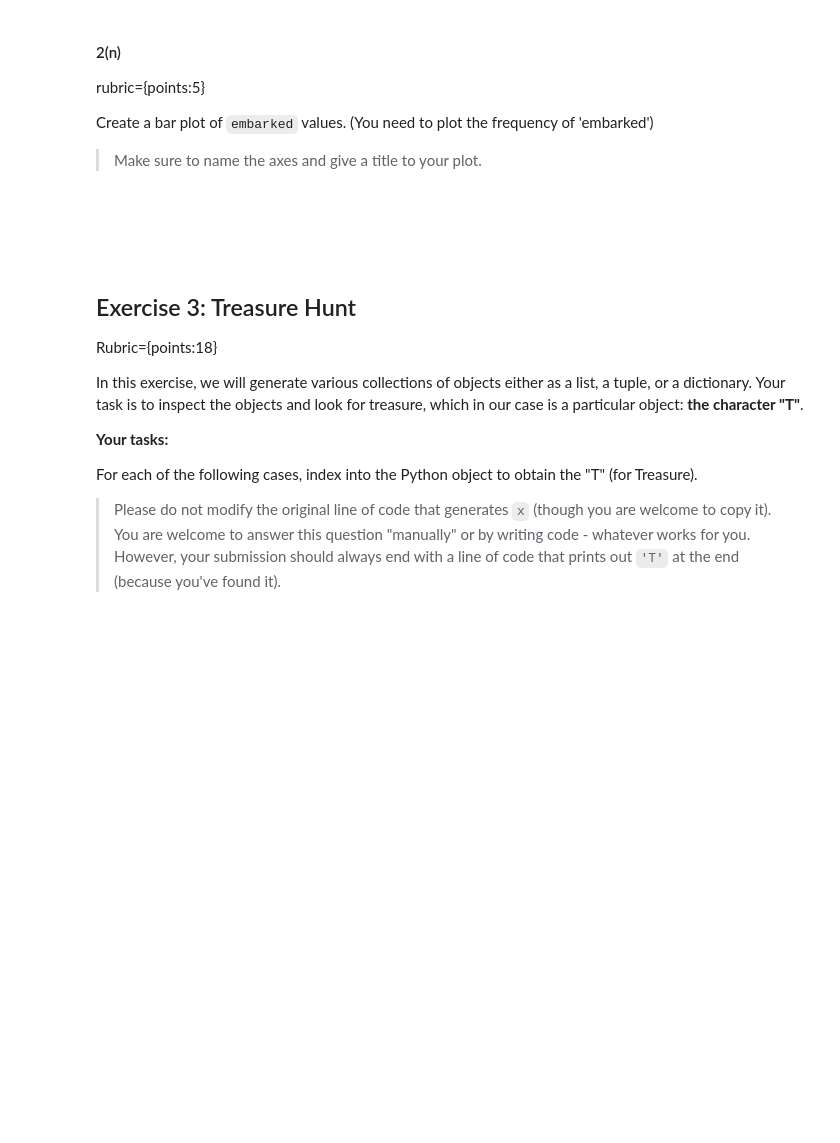
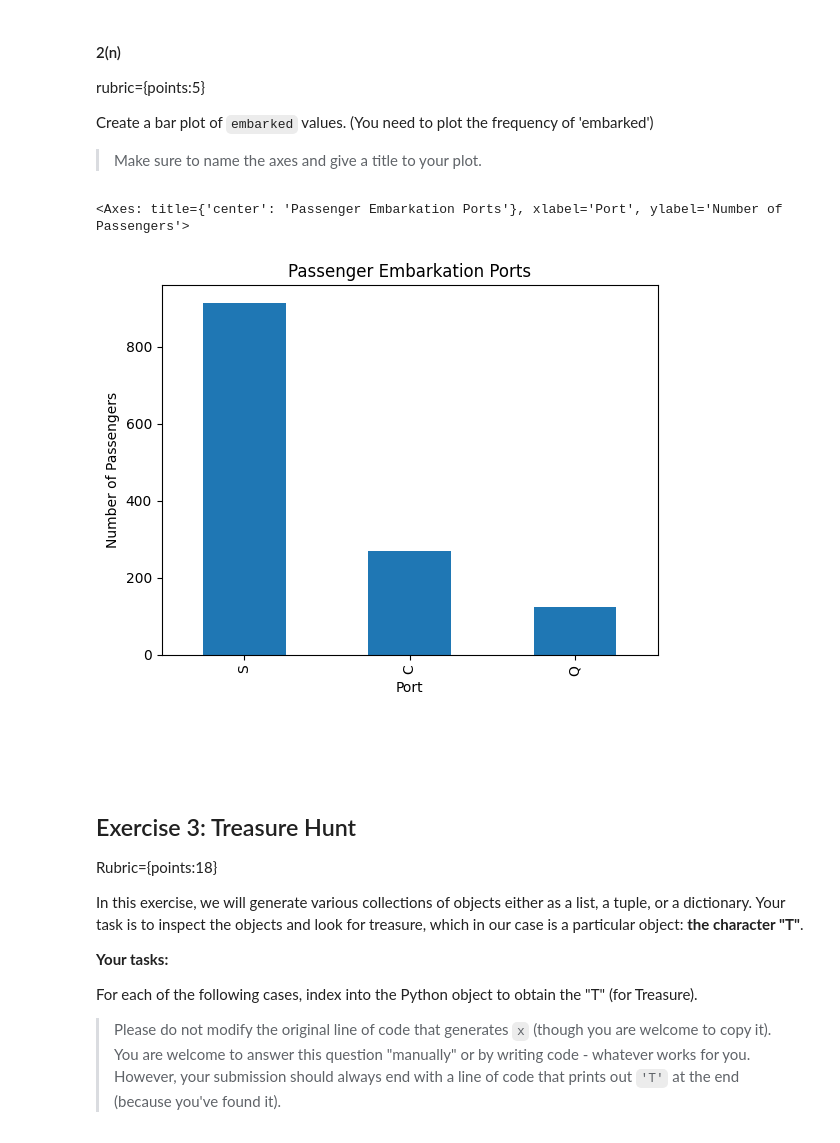
Before and after one commit to hansdevs/cs4320, a Jupyter notebook: CS4320_hw1.ipynb, the cells around one changed output. Drawn from its saved outputs; the diff is of its cells as text; code cells hidden in the pictures; blank space fills up the shorter version.

```diff
--- a/CS4320_hw1.ipynb
+++ b/CS4320_hw1.ipynb
@@ -199,3 +278,12 @@ Create a bar plot of `embarked` values. (You need to plot the frequency of 'emba
+# %%
+titanic_df['embarked'].value_counts().plot.bar(
+    title='Passenger Embarkation Ports',
+    xlabel='Port',
+    ylabel='Number of Passengers'
+)
+# %% [output]
+<Axes: title={'center': 'Passenger Embarkation Ports'}, xlabel='Port', ylabel='Number of Passengers'>
+[figure, added]
 # %% [markdown]
 <br><br>
 # %% [markdown]
```
Also changed, not shown: parts of 41 cells of this notebook, 9 other files.
